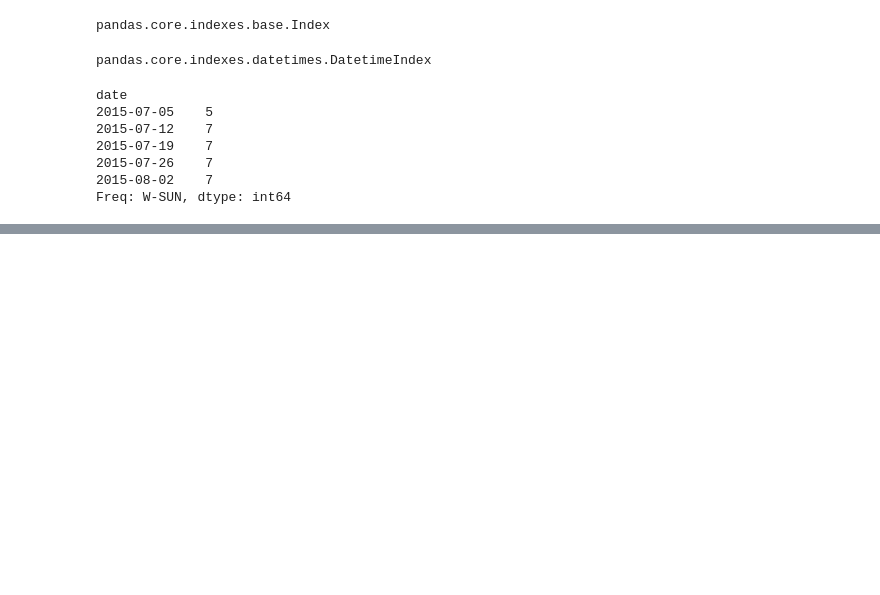
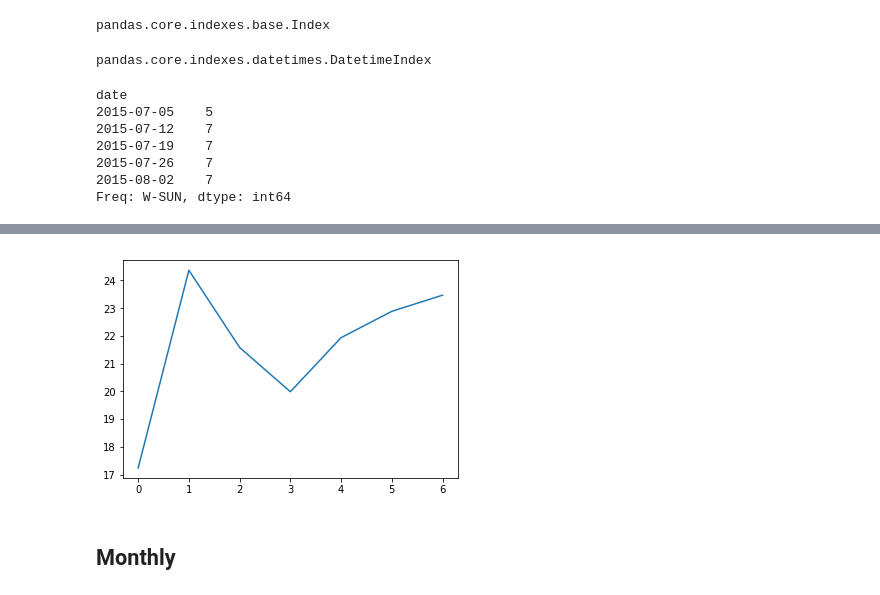
Before and after one commit to soniclavier/bigdata-notebook, a Jupyter notebook: datascience/rnn/Webtraffic_forecasting_LSTM.ipynb, the cells around one changed output, grey strips where cells are left out. Drawn from its saved outputs; the diff is of its cells as text; code cells hidden in the pictures; blank space fills up the shorter version.

```diff
--- a/datascience/rnn/Webtraffic_forecasting_LSTM.ipynb
+++ b/datascience/rnn/Webtraffic_forecasting_LSTM.ipynb
@@ -347,0 +388,7 @@ weekly.views.
+# %%
+plt.plot(weekly_data.mean(axis = 0))
+plt.show()
+# %% [output]
+[figure, added]
+# %% [markdown]
+## Monthly
```
Also changed, not shown: parts of 55 cells of this notebook.
